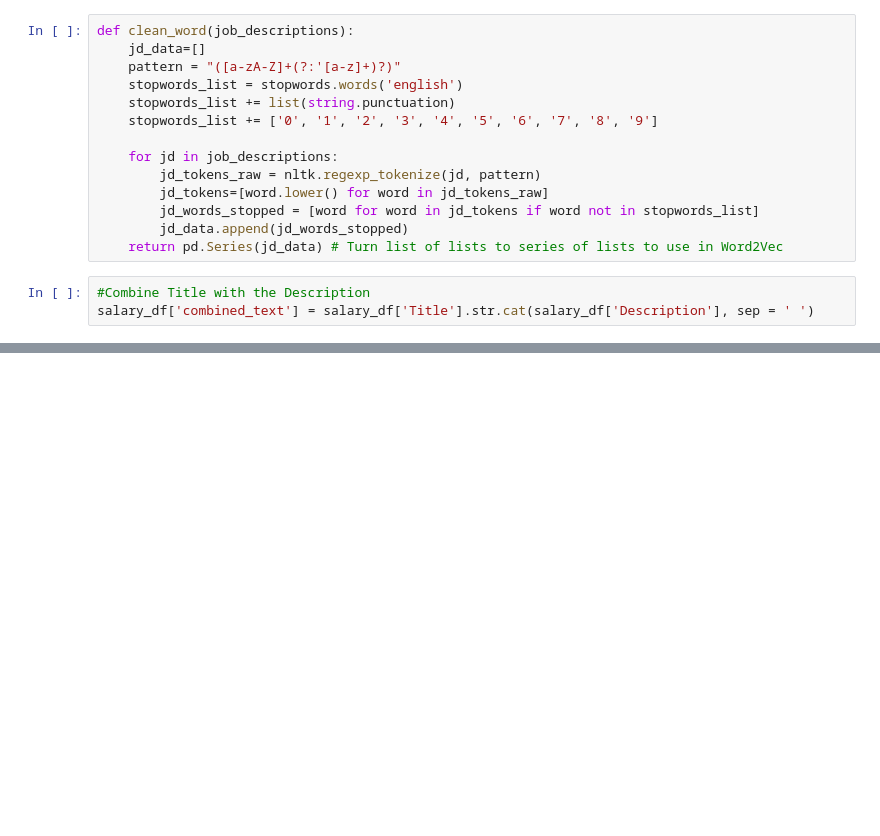
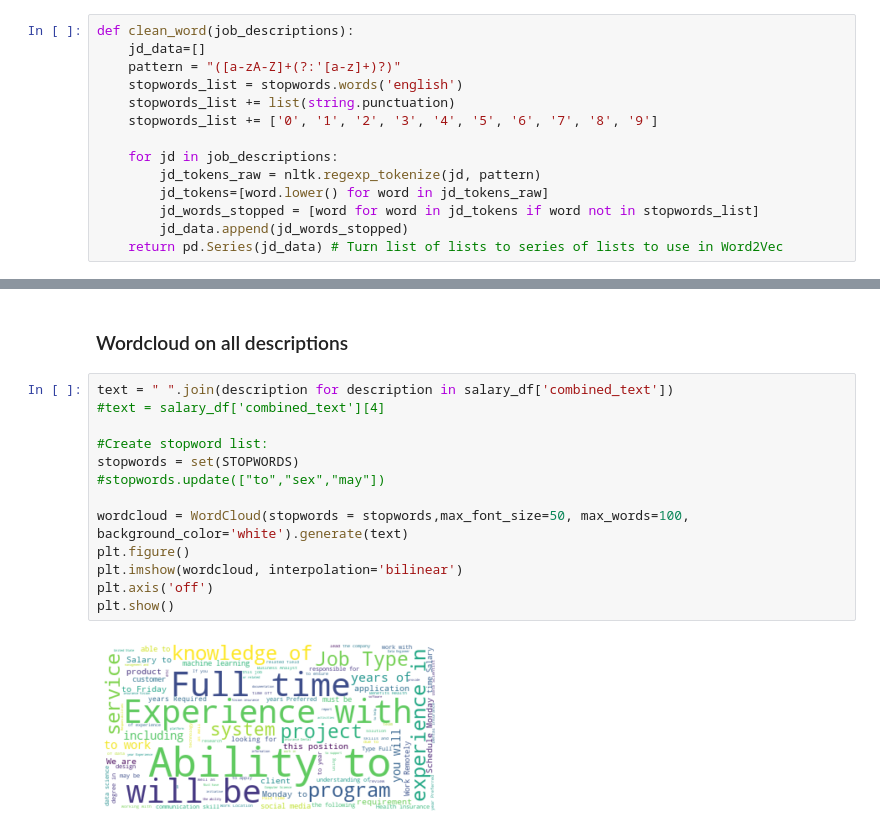
Before and after one commit to bonniema/salary-predictor, a Jupyter notebook: Job_Data_Processing_EDA.ipynb, the cells around one changed output, grey strips where cells are left out. Drawn from its saved outputs; the diff is of its cells as text; blank space fills up the shorter version.

```diff
--- a/Job_Data_Processing_EDA.ipynb
+++ b/Job_Data_Processing_EDA.ipynb
@@ -348,6 +401,3 @@ def clean_word(job_descriptions):
         jd_words_stopped = [word for word in jd_tokens if word not in stopwords_list]
         jd_data.append(jd_words_stopped)
     return pd.Series(jd_data) # Turn list of lists to series of lists to use in Word2Vec
-# %%
-#Combine Title with the Description
-salary_df['combined_text'] = salary_df['Title'].str.cat(salary_df['Description'], sep = ' ')
@@ -353,0 +584,17 @@ salary_df['combined_text'] = salary_df['Title'].str.cat(salary_df['Description']
+# %% [markdown]
+### Wordcloud on all descriptions
+# %%
+text = " ".join(description for description in salary_df['combined_text'])
+#text = salary_df['combined_text'][4]
+
+#Create stopword list:
+stopwords = set(STOPWORDS)
+#stopwords.update(["to","sex","may"])
+
+wordcloud = WordCloud(stopwords = stopwords,max_font_size=50, max_words=100, background_color='white').generate(text)
+plt.figure()
+plt.imshow(wordcloud, interpolation='bilinear')
+plt.axis('off')
+plt.show()
+# %% [output]
+[figure, added]
```
Also changed, not shown: parts of 44 cells of this notebook, 2 other files.
